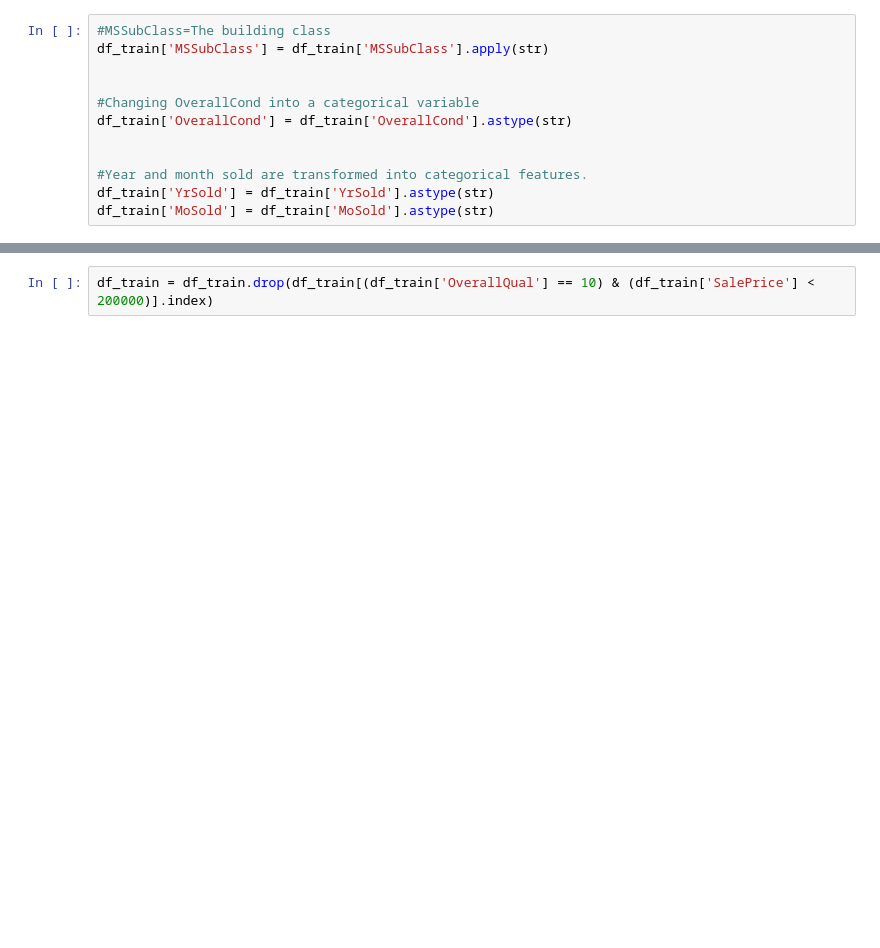
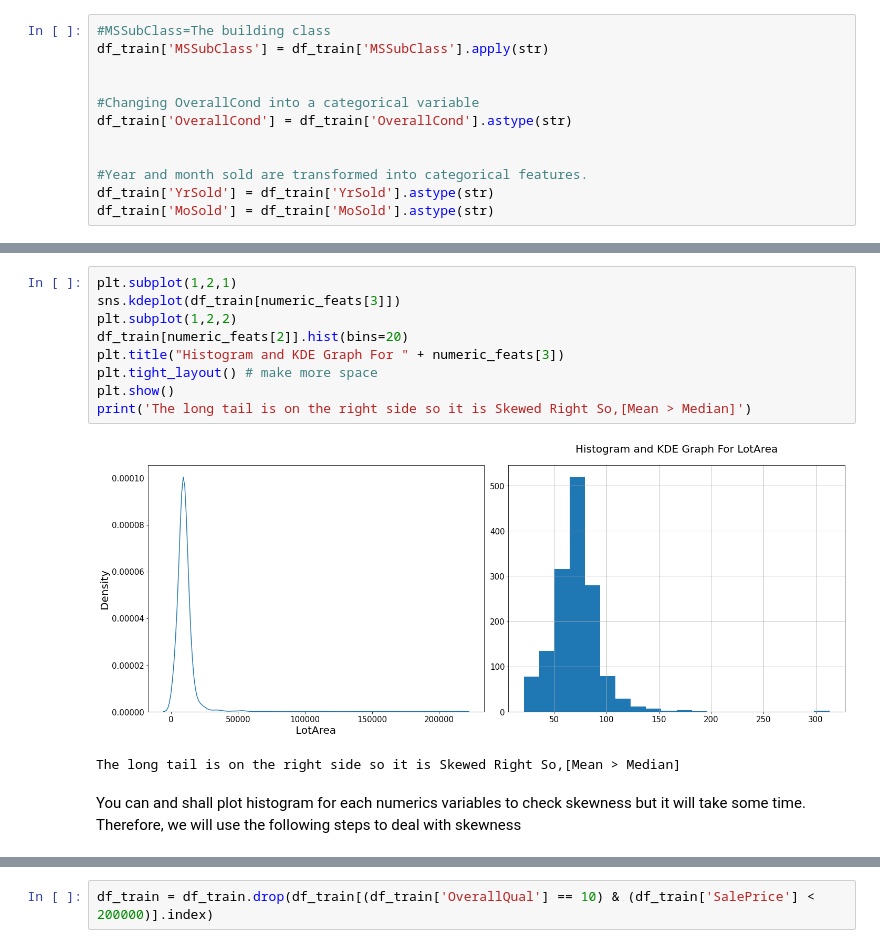
Before and after one commit to stellacydong/Housing-Sale-Price-Prediction, a Jupyter notebook: EDA.ipynb, the cells around one changed output, grey strips where cells are left out. Saved outputs shown, nothing was run; the diff lists cells and outputs as text; blank space fills up the shorter version.

```diff
--- a/EDA.ipynb
+++ b/EDA.ipynb
@@ -373 +440,15 @@ print('Shape all_data: {}'.format(df_train.shape))
+# %%
+plt.subplot(1,2,1)
+sns.kdeplot(df_train[numeric_feats[3]])
+plt.subplot(1,2,2)
+df_train[numeric_feats[2]].hist(bins=20)
+plt.title("Histogram and KDE Graph For " + numeric_feats[3])
+plt.tight_layout() # make more space
+plt.show()
+print('The long tail is on the right side so it is Skewed Right So,[Mean > Median]')
+# %% [output]
+[figure, added]
+The long tail is on the right side so it is Skewed Right So,[Mean > Median]
+# %% [markdown]
+You can and shall plot histogram for each numerics variables to check skewness but it will take some time. Therefore, we will use the following steps to deal with skewness
 # %%
```
Also changed, not shown: parts of 63 cells of this notebook.
